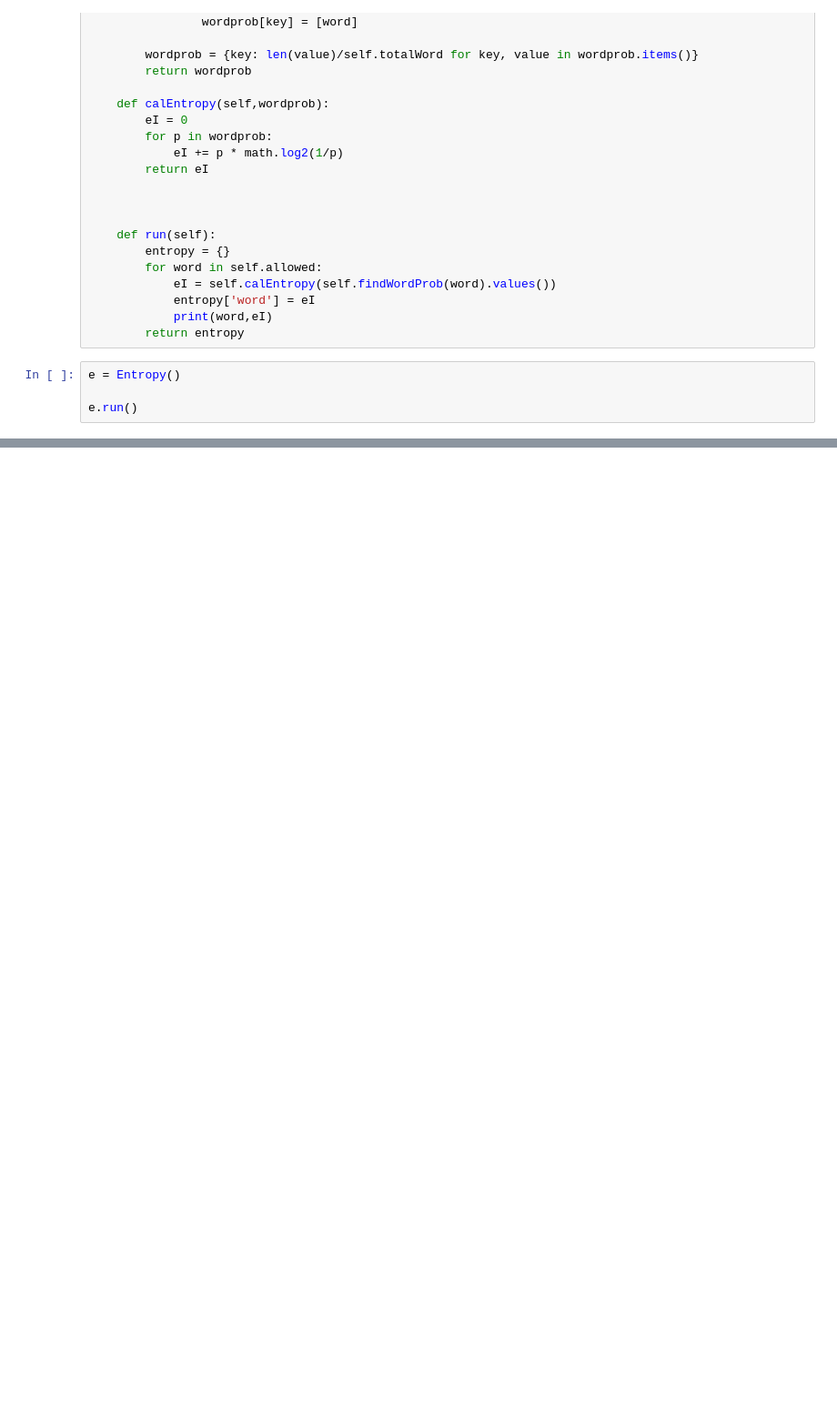
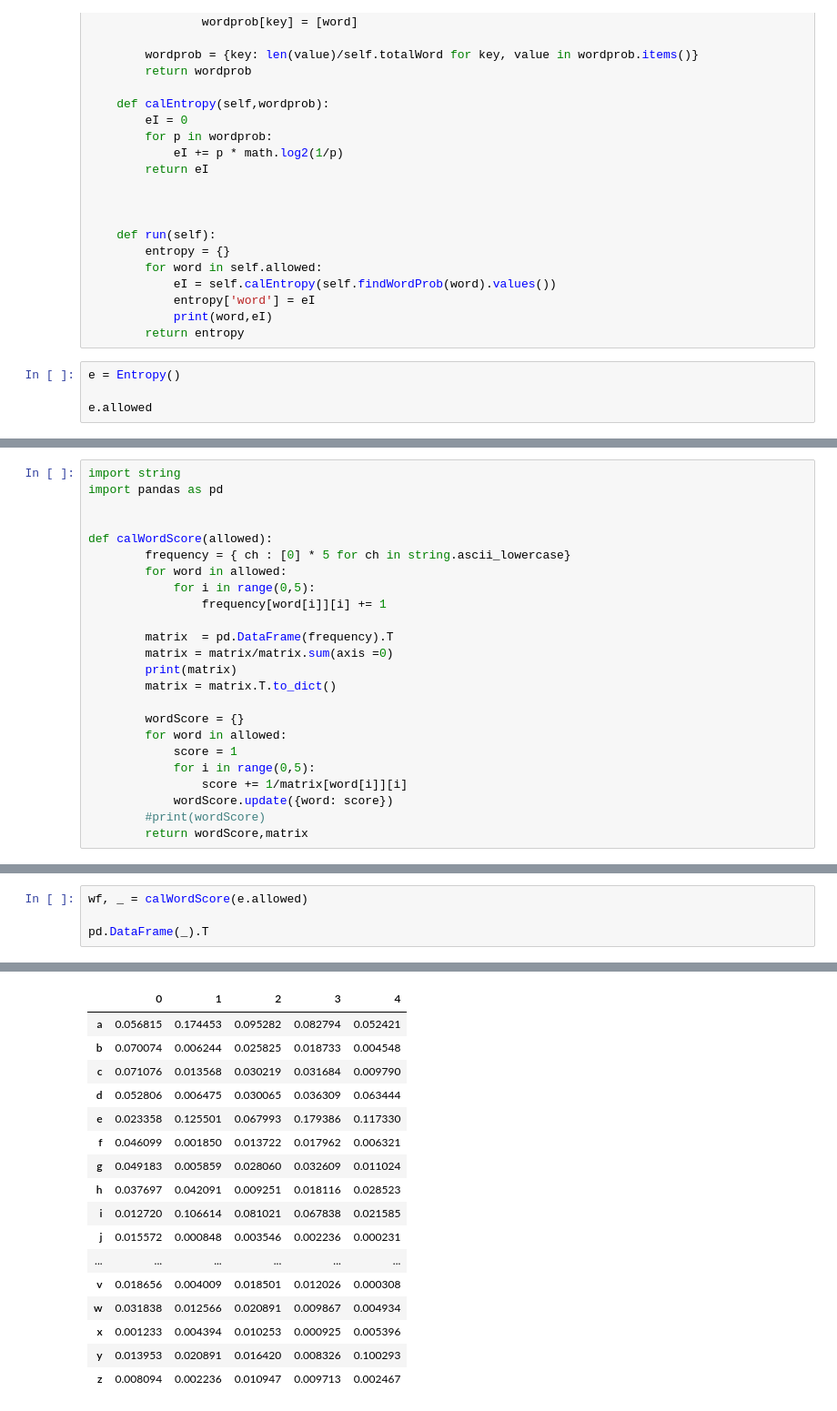
Before and after one commit to recervictory/wordle, a Jupyter notebook: entropy.ipynb, the cells around one changed output, grey strips where cells are left out. Shown at 91% size. Cells and saved outputs as stored; diff of their text form; blank space fills up the shorter version.

```diff
--- a/entropy.ipynb
+++ b/entropy.ipynb
@@ -41,5 +41,5 @@
 # %%
 e = Entropy()
 
-e.run()
+e.allowed
 # %% [output]
@@ -63,0 +63,24 @@ KeyboardInterrupt:
+# %%
+import string
+import pandas as pd
+
+
+def calWordScore(allowed):
+        frequency = { ch : [0] * 5 for ch in string.ascii_lowercase}
+        for word in allowed:
+            for i in range(0,5):
+                frequency[word[i]][i] += 1
+
+        matrix  = pd.DataFrame(frequency).T
+        matrix = matrix/matrix.sum(axis =0)
+        print(matrix)
+        matrix = matrix.T.to_dict()
+
+        wordScore = {}
+        for word in allowed:
+            score = 1
+            for i in range(0,5):
+                score += 1/matrix[word[i]][i]
+            wordScore.update({word: score})
+        #print(wordScore)
+        return wordScore,matrix
@@ -63,0 +132,5 @@ KeyboardInterrupt:
+# %%
+wf, _ = calWordScore(e.allowed)
+
+pd.DataFrame(_).T
+# %% [output]
@@ -63,0 +154,17 @@ KeyboardInterrupt:
+|  | 0 | 1 | 2 | 3 | 4 |
+| a | 0.056815 | 0.174453 | 0.095282 | 0.082794 | 0.052421 |
+| b | 0.070074 | 0.006244 | 0.025825 | 0.018733 | 0.004548 |
+| c | 0.071076 | 0.013568 | 0.030219 | 0.031684 | 0.009790 |
+| d | 0.052806 | 0.006475 | 0.030065 | 0.036309 | 0.063444 |
+| e | 0.023358 | 0.125501 | 0.067993 | 0.179386 | 0.117330 |
+| f | 0.046099 | 0.001850 | 0.013722 | 0.017962 | 0.006321 |
+| g | 0.049183 | 0.005859 | 0.028060 | 0.032609 | 0.011024 |
+| h | 0.037697 | 0.042091 | 0.009251 | 0.018116 | 0.028523 |
+| i | 0.012720 | 0.106614 | 0.081021 | 0.067838 | 0.021585 |
+| j | 0.015572 | 0.000848 | 0.003546 | 0.002236 | 0.000231 |
+| ... | ... | ... | ... | ... | ... |
+| v | 0.018656 | 0.004009 | 0.018501 | 0.012026 | 0.000308 |
+| w | 0.031838 | 0.012566 | 0.020891 | 0.009867 | 0.004934 |
+| x | 0.001233 | 0.004394 | 0.010253 | 0.000925 | 0.005396 |
+| y | 0.013953 | 0.020891 | 0.016420 | 0.008326 | 0.100293 |
+| z | 0.008094 | 0.002236 | 0.010947 | 0.009713 | 0.002467 |
```
Also changed, not shown: parts of 5 cells of this notebook, 1 other file.
